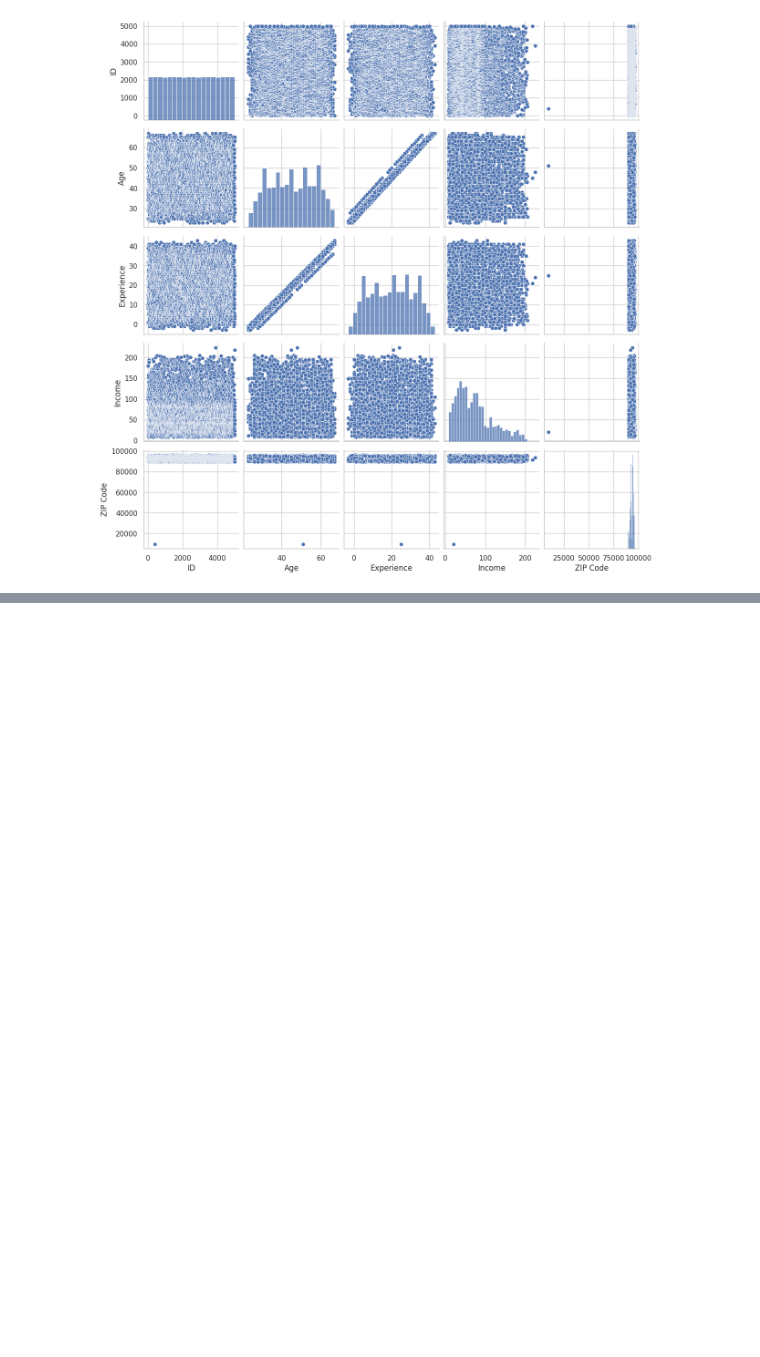
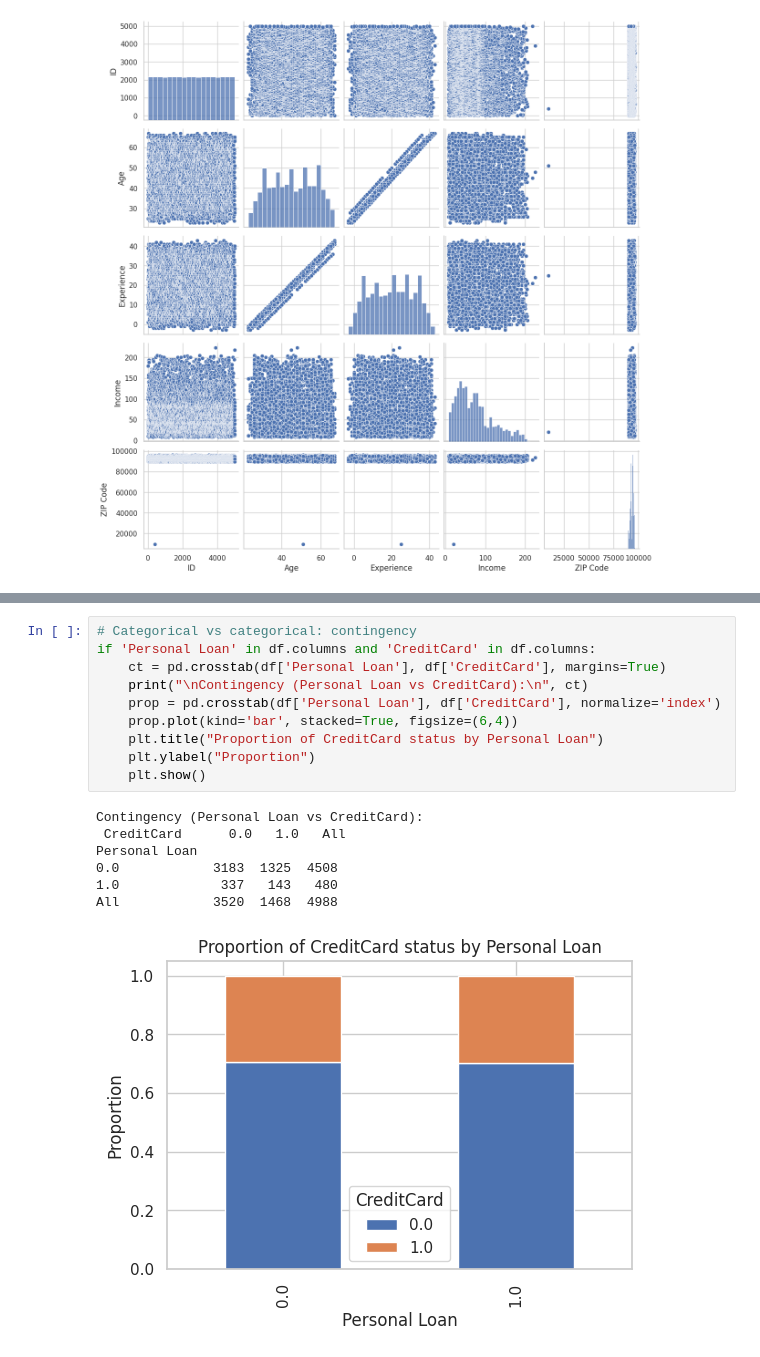
Before and after one commit to aryan802/EDA_Project_Collab_Notebook, a Jupyter notebook: 22BDS0266.ipynb, the cells around one changed output, grey strips where cells are left out. Saved outputs shown, nothing was run; the diff lists cells and outputs as text; blank space fills up the shorter version.

```diff
--- a/22BDS0266.ipynb
+++ b/22BDS0266.ipynb
@@ -199,0 +356,18 @@ if len(cat_cols) >= 2:
+# %%
+# Categorical vs categorical: contingency
+if 'Personal Loan' in df.columns and 'CreditCard' in df.columns:
+    ct = pd.crosstab(df['Personal Loan'], df['CreditCard'], margins=True)
+    print("\nContingency (Personal Loan vs CreditCard):\n", ct)
+    prop = pd.crosstab(df['Personal Loan'], df['CreditCard'], normalize='index')
+    prop.plot(kind='bar', stacked=True, figsize=(6,4))
+    plt.title("Proportion of CreditCard status by Personal Loan")
+    plt.ylabel("Proportion")
+    plt.show()
+# %% [output]
+Contingency (Personal Loan vs CreditCard):
+ CreditCard      0.0   1.0   All
+Personal Loan
+0.0            3183  1325  4508
+1.0             337   143   480
+All            3520  1468  4988
+[figure, added]
```
Also changed, not shown: parts of 23 cells of this notebook.
